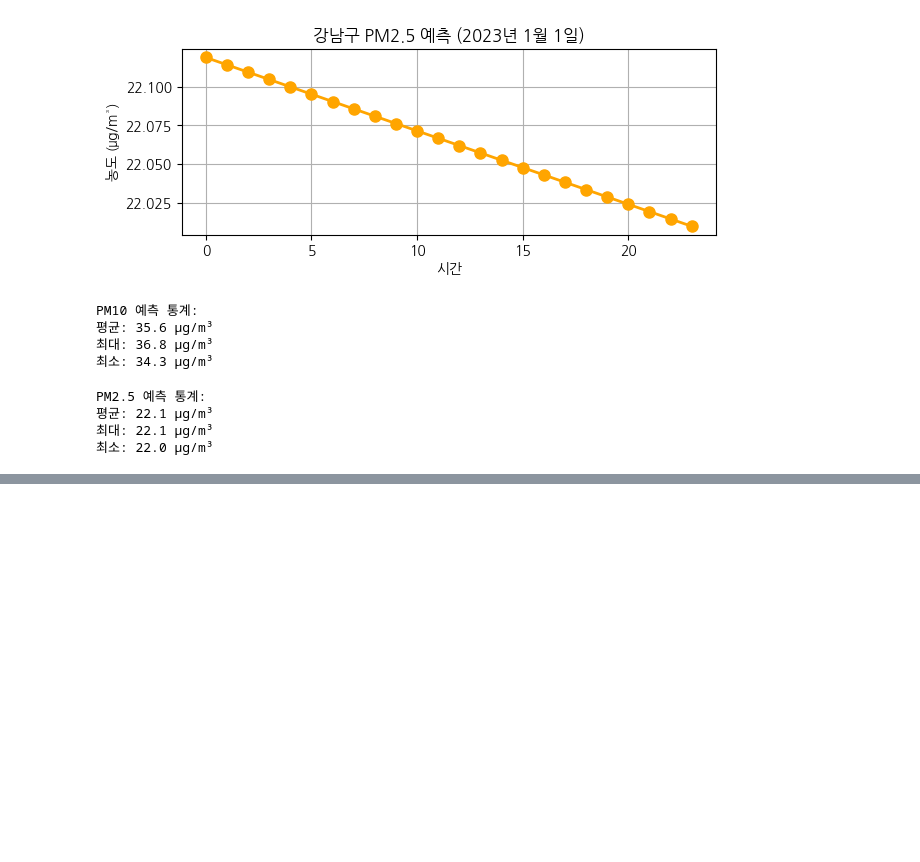
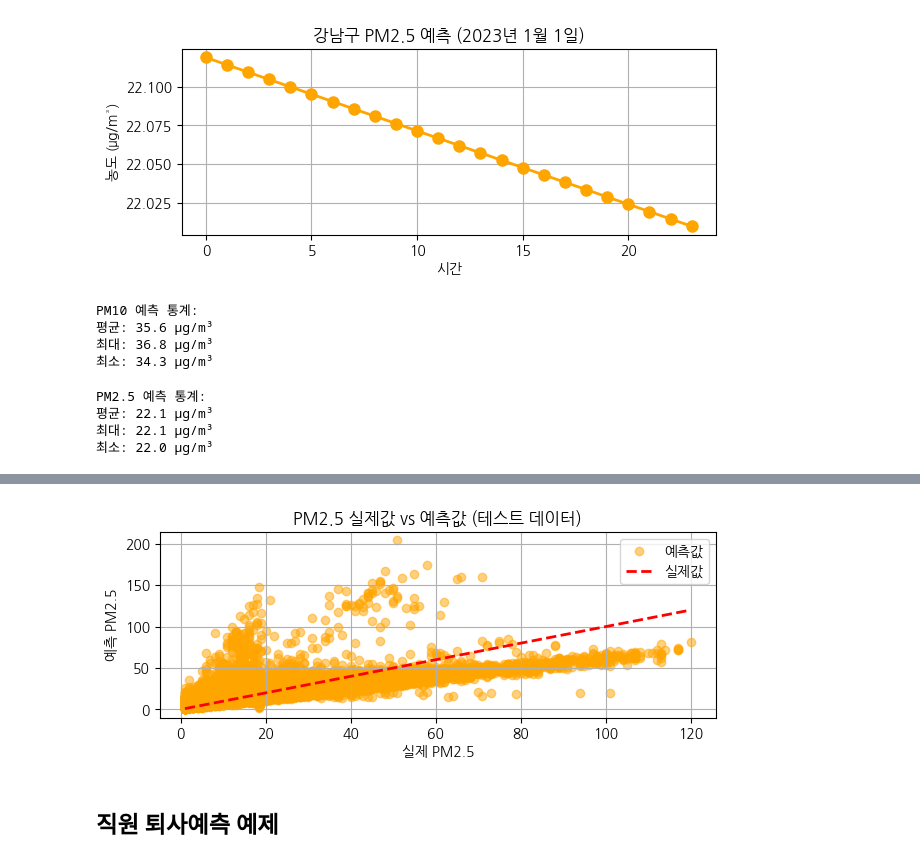
Before and after one commit to 98jiyong/AIProject, a Jupyter notebook: 20250106.ipynb, the cells around one changed output, grey strips where cells are left out. Saved outputs shown, nothing was run; the diff lists cells and outputs as text; code cells hidden in the pictures; blank space fills up the shorter version.

```diff
--- a/20250106.ipynb
+++ b/20250106.ipynb
@@ -274,0 +319,18 @@ hourly_predictions = pd.DataFrame({
+# %%
+# PM2.5 비교
+plt.subplot(2, 1, 2)
+plt.scatter(y_test_pm25, y_pred_pm25, alpha=0.5, color='orange',label='예측값')
+plt.plot([y_test_pm25.min(), y_test_pm25.max()],
+        [y_test_pm25.min(), y_test_pm25.max()],
+        'r--', lw=2, label='실제값')
+plt.xlabel('실제 PM2.5')
+plt.ylabel('예측 PM2.5')
+plt.title('PM2.5 실제값 vs 예측값 (테스트 데이터)')
+plt.grid(True)
+plt.tight_layout()
+plt.legend()
+plt.show()
+# %% [output]
+[figure, added]
+# %% [markdown]
+## 직원 퇴사예측 예제
```
Also changed, not shown: parts of 18 cells of this notebook, 5 other files.
